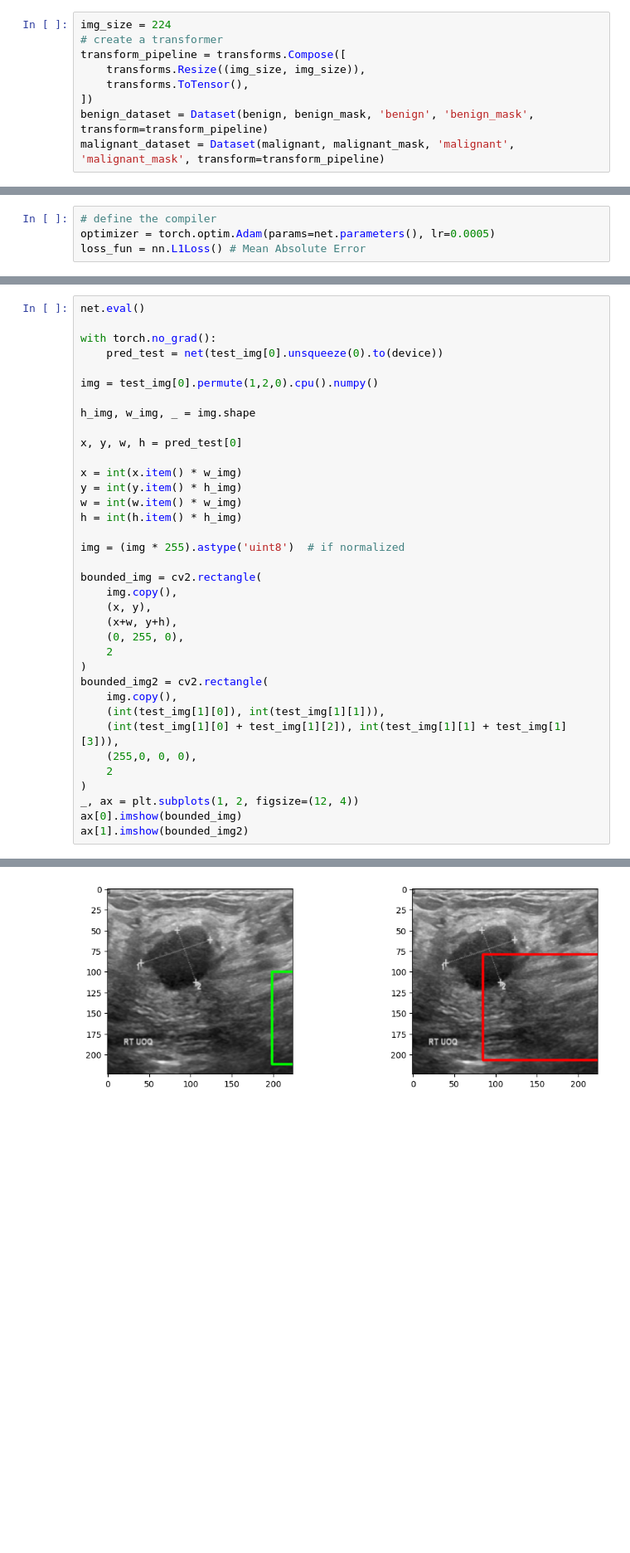
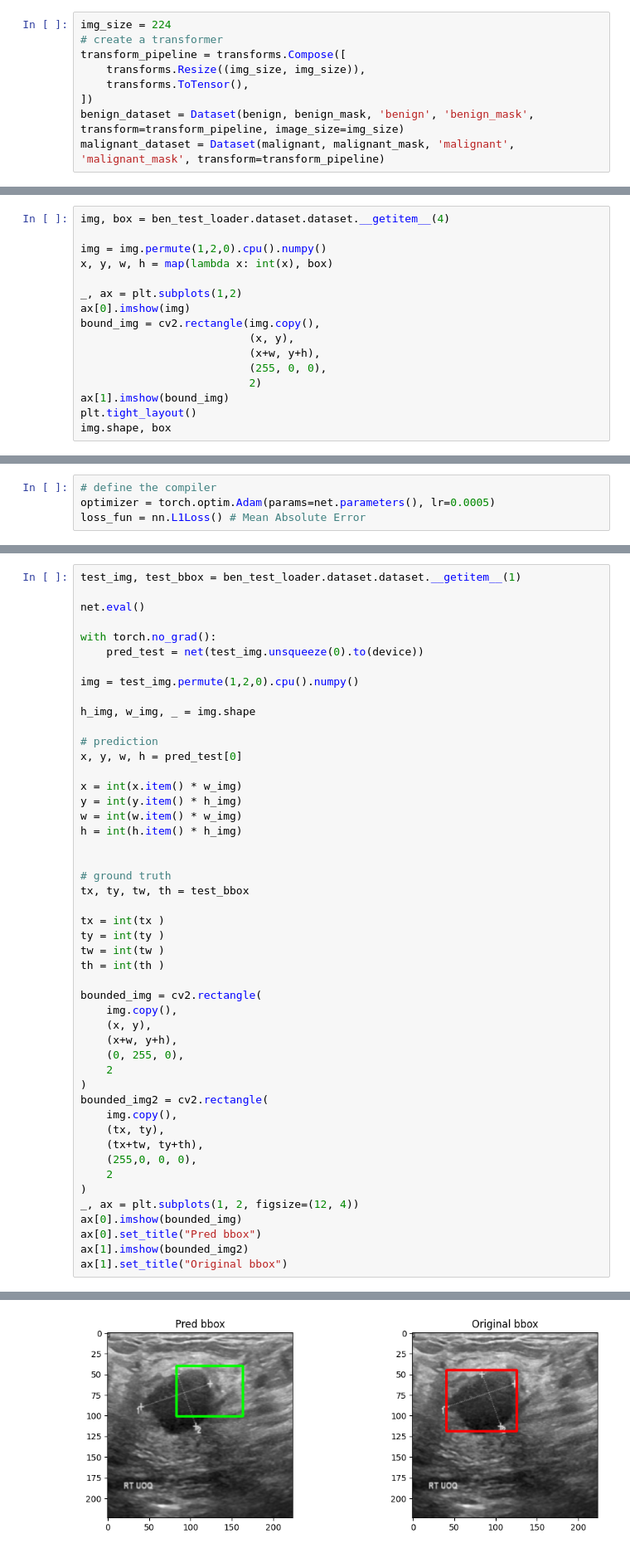
Before and after one commit to nawroz-m/ML_learning, a Jupyter notebook: BUSI.ipynb, the cells around one changed output, grey strips where cells are left out. Shown at 83% size. Cells and saved outputs as stored; diff of their text form; blank space fills up the shorter version.

Commit message:
fix: bbox scaling

```diff
--- a/BUSI.ipynb
+++ b/BUSI.ipynb
@@ -280,7 +297,7 @@ transform_pipeline = transforms.Compose([
     transforms.Resize((img_size, img_size)),
     transforms.ToTensor(),
 ])
-benign_dataset = Dataset(benign, benign_mask, 'benign', 'benign_mask', transform=transform_pipeline)
+benign_dataset = Dataset(benign, benign_mask, 'benign', 'benign_mask', transform=transform_pipeline, image_size=img_size)
 malignant_dataset = Dataset(malignant, malignant_mask, 'malignant', 'malignant_mask', transform=transform_pipeline)
 # %%
 start_time = time()
@@ -322,0 +344,16 @@ ben_test_loader = torch.utils.data.DataLoader(dataset=ben_test_dataset, batch_si
+# %%
+img, box = ben_test_loader.dataset.dataset.__getitem__(4)
+
+img = img.permute(1,2,0).cpu().numpy()
+x, y, w, h = map(lambda x: int(x), box)
+
+_, ax = plt.subplots(1,2)
+ax[0].imshow(img)
+bound_img = cv2.rectangle(img.copy(),
+                          (x, y),
+                          (x+w, y+h),
+                          (255, 0, 0),
+                          2)
+ax[1].imshow(bound_img)
+plt.tight_layout()
+img.shape, box
@@ -460,13 +509,16 @@ torch.Size([3, 224, 224])
 # %%
+test_img, test_bbox = ben_test_loader.dataset.dataset.__getitem__(1)
+
 net.eval()
 
 with torch.no_grad():
-    pred_test = net(test_img[0].unsqueeze(0).to(device))
+    pred_test = net(test_img.unsqueeze(0).to(device))
 
-img = test_img[0].permute(1,2,0).cpu().numpy()
+img = test_img.permute(1,2,0).cpu().numpy()
 
 h_img, w_img, _ = img.shape
 
+# prediction
 x, y, w, h = pred_test[0]
 
 x = int(x.item() * w_img)
@@ -474,7 +526,14 @@ y = int(y.item() * h_img)
 w = int(w.item() * w_img)
 h = int(h.item() * h_img)
 
-img = (img * 255).astype('uint8')  # if normalized
+
+# ground truth
+tx, ty, tw, th = test_bbox
+
+tx = int(tx )
+ty = int(ty )
+tw = int(tw )
+th = int(th )
 
 bounded_img = cv2.rectangle(
     img.copy(),
@@ -485,12 +544,14 @@ bounded_img = cv2.rectangle(
 )
 bounded_img2 = cv2.rectangle(
     img.copy(),
-    (int(test_img[1][0]), int(test_img[1][1])),
-    (int(test_img[1][0] + test_img[1][2]), int(test_img[1][1] + test_img[1][3])),
+    (tx, ty),
+    (tx+tw, ty+th),
     (255,0, 0, 0),
     2
 )
 _, ax = plt.subplots(1, 2, figsize=(12, 4))
 ax[0].imshow(bounded_img)
+ax[0].set_title("Pred bbox")
 ax[1].imshow(bounded_img2)
+ax[1].set_title("Original bbox")
 # %% [output]
@@ -498 +561 @@ ax[1].imshow(bounded_img2)
-[figure, old version]
+[figure, new version]
```
Also changed, not shown: parts of 16 cells of this notebook.
